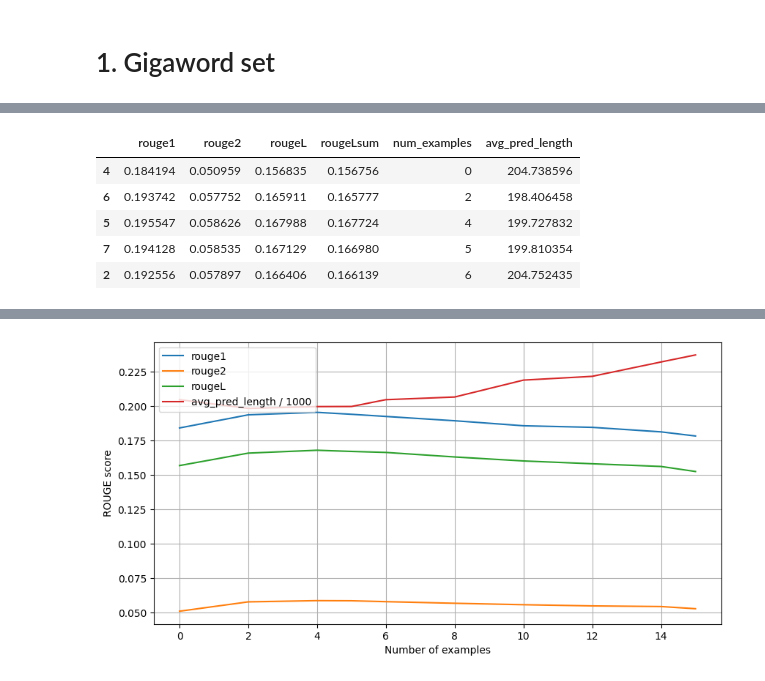
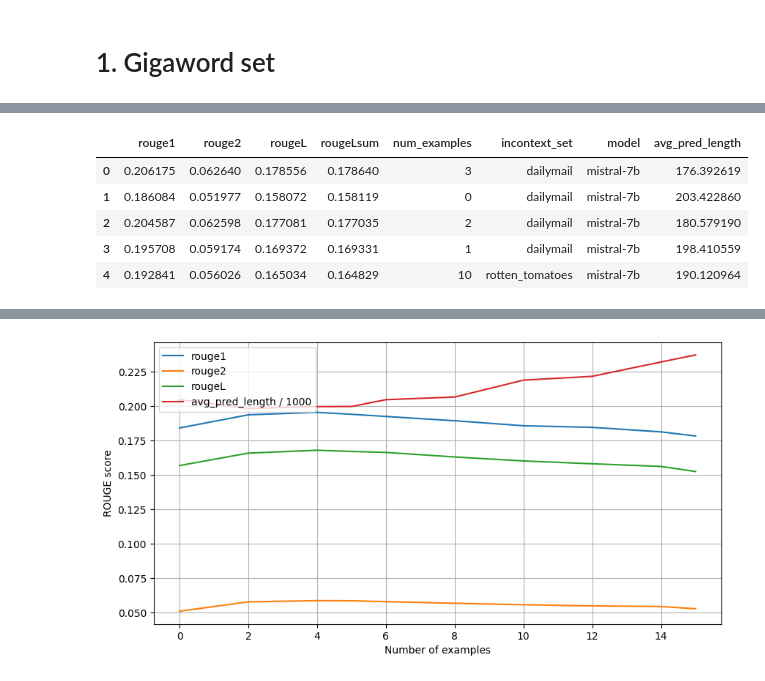
Before and after one commit to ivaxi0s/llm-task-switch, a Jupyter notebook: results/plot_rouge.ipynb, the cells around one changed output, grey strips where cells are left out. Cells and saved outputs as stored; diff of their text form; code cells hidden in the pictures.

Commit message:
feat: 29 Jan results

```diff
--- a/results/plot_rouge.ipynb
+++ b/results/plot_rouge.ipynb
@@ -19,0 +150,3 @@ True
+# %%
+dm = DailymailDataLoader()
+dm_reference_data = dm.load_test_reference()
@@ -66,0 +354,24 @@ Processing num_examples_15
+# %%
+# Define paths to experiments, models and evaluation set
+EXPERIMENTS_PATH = Path("../experiments")
+MODEL_FOLDER_NAMES = ["mistral-7b", "llama-7b"]
+EVAL_FOLDER_NAME = "eval_data_gigaword"
+# %%
+
+
+# Load the results from the folders
+results = []
+for model_folder in MODEL_FOLDER_NAMES:
+    eval_folder = Path(EXPERIMENTS_PATH / model_folder / EVAL_FOLDER_NAME)
+    if not eval_folder.is_dir():
+        print(f"Skipping {model_folder} as {EVAL_FOLDER_NAME} not found")
+        continue
+
+    # extract results in parallel for each in context set
+    for in_ctxt_folder in eval_folder.iterdir():
+        res = joblib.Parallel(n_jobs=-1)(
+            joblib.delayed(get_results)(f, all_reference_data, eval_gigaword) for f in in_ctxt_folder.iterdir()
+        )
+        # Remove empty results
+        res = [r for r in res if r]
+        results.extend(res)
@@ -67,11 +437,12 @@ Processing num_examples_15
 # %%
-df = pd.DataFrame.from_records(results)
-df = df.sort_values("num_examples")
-df.head()
+# convert to dataframe
+results_df = pd.DataFrame.from_records(results)
+# df = df.sort_values("num_examples")
+results_df.head()
 # %% [output]
-|  | rouge1 | rouge2 | rougeL | rougeLsum | num_examples | avg_pred_length |
-| 4 | 0.184194 | 0.050959 | 0.156835 | 0.156756 | 0 | 204.738596 |
-| 6 | 0.193742 | 0.057752 | 0.165911 | 0.165777 | 2 | 198.406458 |
-| 5 | 0.195547 | 0.058626 | 0.167988 | 0.167724 | 4 | 199.727832 |
-| 7 | 0.194128 | 0.058535 | 0.167129 | 0.166980 | 5 | 199.810354 |
-| 2 | 0.192556 | 0.057897 | 0.166406 | 0.166139 | 6 | 204.752435 |
+|  | rouge1 | rouge2 | rougeL | rougeLsum | num_examples | incontext_set | model | avg_pred_length |
+| 0 | 0.206175 | 0.062640 | 0.178556 | 0.178640 | 3 | dailymail | mistral-7b | 176.392619 |
+| 1 | 0.186084 | 0.051977 | 0.158072 | 0.158119 | 0 | dailymail | mistral-7b | 203.422860 |
+| 2 | 0.204587 | 0.062598 | 0.177081 | 0.177035 | 2 | dailymail | mistral-7b | 180.579190 |
+| 3 | 0.195708 | 0.059174 | 0.169372 | 0.169331 | 1 | dailymail | mistral-7b | 198.410559 |
+| 4 | 0.192841 | 0.056026 | 0.165034 | 0.164829 | 10 | rotten_tomatoes | mistral-7b | 190.120964 |
```
Also changed, not shown: parts of 36 cells of this notebook.
